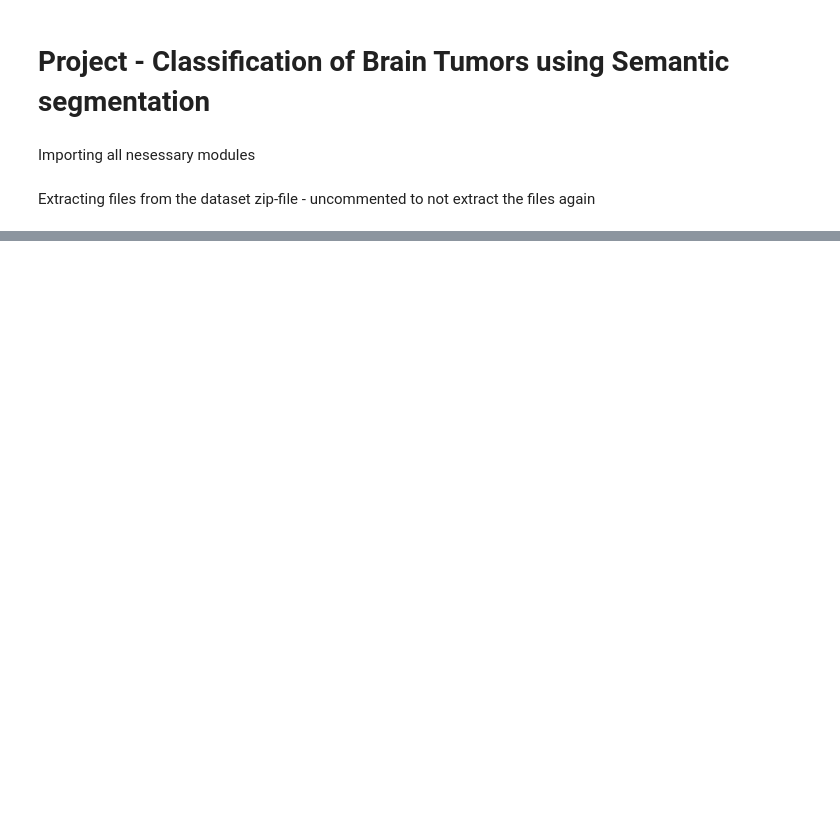
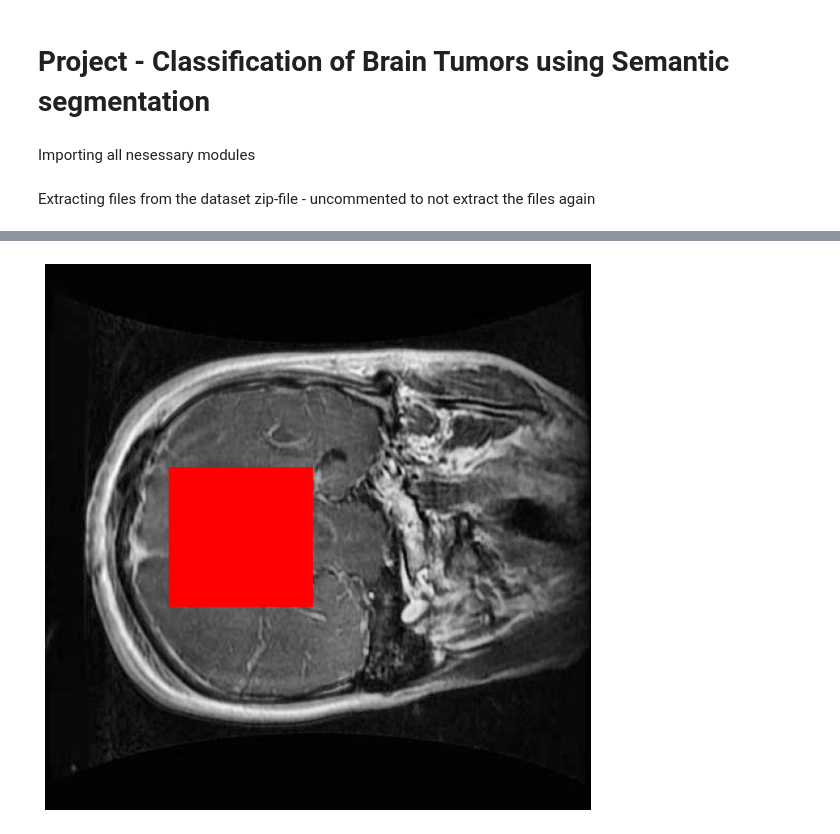
Before and after one commit to heden1/tumor-segmentation, a Jupyter notebook: main.ipynb, the cells around one changed output, grey strips where cells are left out. Saved outputs shown, nothing was run; the diff lists cells and outputs as text; code cells hidden in the pictures; blank space fills up the shorter version.

Commit message:
Load the images, create a datloader, plot a random image

```diff
--- a/main.ipynb
+++ b/main.ipynb
@@ -75,0 +131,18 @@ shutil.unpack_archive(data_path / Path("archive.zip"), data_path)
+# %%
+from torchvision import transforms
+from torch.utils.data import DataLoader
+
+# Define transformations
+transform = transforms.Compose([
+    transforms.ToTensor(),
+    transforms.Normalize(mean=[0.485, 0.456, 0.406], std=[0.229, 0.224, 0.225])
+])
+
+# Load COCO annotations
+json_path = 'train/_annotations.coco.json'
+img_dir = 'train'
+images, annotations, categories = load_coco_annotations(json_path)
+
+# Create dataset and dataloader
+dataset = CocoSegmentationDataset(images, annotations, img_dir, transform=transform)
+dataloader = DataLoader(dataset, batch_size=4, shuffle=True, num_workers=4)
@@ -75,0 +153,65 @@ shutil.unpack_archive(data_path / Path("archive.zip"), data_path)
+# %%
+import os
+import json
+import numpy as np
+from PIL import Image, ImageDraw
+import matplotlib.pyplot as plt
+
+# Load COCO annotations
+def load_coco_annotations(json_path):
+    with open(json_path, 'r') as f:
+        coco_data = json.load(f)
+
+    images = {img['id']: img for img in coco_data['images']}
+    annotations = coco_data['annotations']
+    categories = {cat['id']: cat['name'] for cat in coco_data['categories']}
+
+    return images, annotations, categories
+
+# Define paths
+json_path = 'train/_annotations.coco.json'
+img_dir = 'train'
+
+# Load annotations
+images, annotations, categories = load_coco_annotations(json_path)
+
+# Select a random image
+random_img_id = list(images.keys())[0]
+img_info = images[random_img_id]
+img_path = os.path.join(img_dir, img_info['file_name'])
+
+# Load the image
+image = Image.open(img_path).convert("RGB")
+
+# Create an empty mask
+mask = Image.new('L', (img_info['width'], img_info['height']), 0)
+draw = ImageDraw.Draw(mask)
+
+# Fill the mask with the segmentation annotations
+for ann in annotations:
+    if ann['image_id'] == random_img_id:
+        segmentation = ann['segmentation']
+        for seg in segmentation:
+            poly = np.array(seg).reshape((len(seg) // 2, 2))
+            draw.polygon([tuple(p) for p in poly], outline=1, fill=1)
+
+mask = np.array(mask, dtype=np.uint8)
+
+# Create a red mask
+red_mask = np.zeros((img_info['height'], img_info['width'], 3), dtype=np.uint8)
+red_mask[:, :, 0] = mask * 255  # Red channel
+
+# Convert image to numpy array
+image_np = np.array(image)
+
+# Overlay the red mask on the image
+overlay = image_np.copy()
+overlay[mask == 1] = [255, 0, 0]
+
+# Plot the image with the segmentation mask
+plt.figure(figsize=(10, 10))
+plt.imshow(overlay)
+plt.axis('off')
+plt.show()
+# %% [output]
+[figure, added]
```
Also changed, not shown: parts of 3 cells of this notebook.
